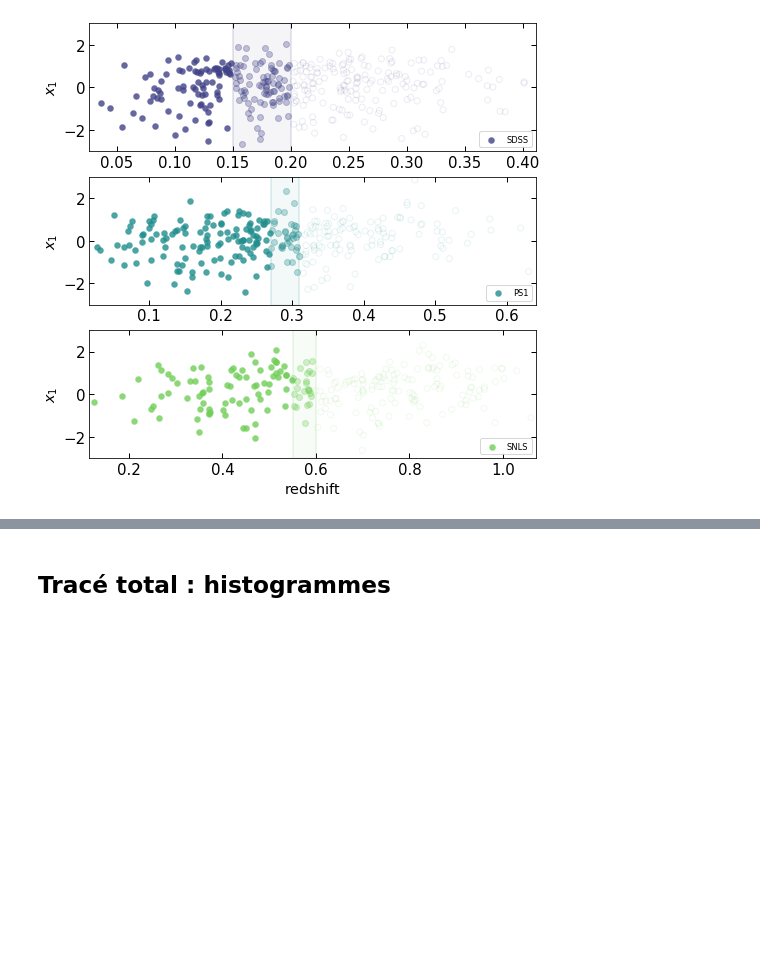
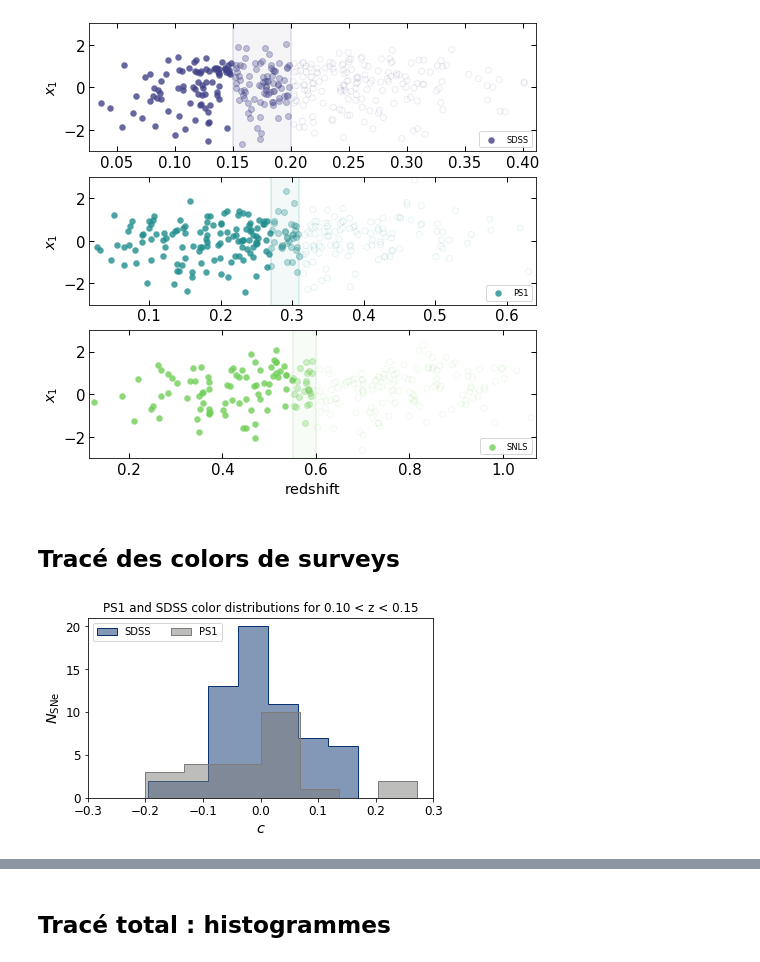
Before and after one commit to Nora-n/variaIa, a Jupyter notebook: notebooks/Drafts/draft_plots_simple_maglim.ipynb, the cells around one changed output, grey strips where cells are left out. Cells and saved outputs as stored; diff of their text form; code cells hidden in the pictures; blank space fills up the shorter version.

```diff
--- a/notebooks/Drafts/draft_plots_simple_maglim.ipynb
+++ b/notebooks/Drafts/draft_plots_simple_maglim.ipynb
@@ -573,3 +604,71 @@ path = path + '.pdf'
 fig.savefig(path, bbox_inches='tight')
 # %% [output]
 [figure]
+# %% [markdown]
+## Tracé des colors de surveys
+# %%
+fig = plt.figure(figsize=[8, 5])
+ax = fig.add_axes([0.1, 0.12, 0.6, 0.5])
+
+alpha1colors = dict()
+for survey in surveys:
+    alpha1colors[survey] = (colors[survey][0], colors[survey][1], colors[survey][2], .1)
+
+alpha3colors = dict()
+for survey in surveys:
+    alpha3colors[survey] = (colors[survey][0], colors[survey][1], colors[survey][2], .3)
+
+alpha5colors = dict()
+for survey in surveys:
+    alpha5colors[survey] = (colors[survey][0], colors[survey][1], colors[survey][2], .5)
+
+alpha8colors = dict()
+for survey in surveys:
+    alpha8colors[survey] = (colors[survey][0], colors[survey][1], colors[survey][2], .8)
+
+prop = dict(marker="o", s=20, lw=1)
+
+for survey in surveys[1:3]:
+    df_ncused = df_nc[df_nc['survey'] == survey]
+    df_cused = df_c[df_c['survey'] == survey]
+    df_clow = df_ncused[(df_ncused['redshifts'] > 0.10)
+                      & (df_ncused['redshifts'] < 0.15)]
+    df_cup = df_ncused[(df_ncused['redshifts'] > 0.15)
+                     & (df_ncused['redshifts'] < 0.20)]
+
+    ax.hist(df_clow.colors, bins=7, density=False,
+            histtype='step', fill=True, zorder=1,
+            edgecolor=colors[survey],
+            facecolor=alpha5colors[survey],
+            label=survey)
+
+ax.tick_params(labelsize=12)
+
+#ax.set_xlabel(r'$x_1$', fontsize = 'x-large')
+ax.set_xlabel(r'$c$', fontsize = 'x-large')
+ax.set_ylabel(r'$N_{\mathrm{SNe}}$', fontsize = 'x-large')
+
+#ax.set_xlim(-3, 3)
+ax.set_xlim(-0.3, 0.3)
+# for legend between
+#ax.set_ylim(0, 1)
+
+ax.legend(loc='upper left', fontsize='medium', ncol=5)
+#plt.title('PS1 and SDSS stretch distributions for 0.10 < z < 0.15')
+#plt.title('PS1 and SDSS stretch distributions for 0.15 < z < 0.20')
+plt.title('PS1 and SDSS color distributions for 0.10 < z < 0.15')
+#plt.title('PS1 and SDSS color distributions for 0.15 < z < 0.20')
+
+#path = '../../Images/pdf/stretchs-cut'
+path = '../../Images/pdf/colors-cut'
+path = path + '_SDSS_PS1-010-015.pdf'
+#path = path + '_SDSS_PS1-015-020.pdf'
+fig.savefig(path, bbox_inches='tight')
+
+#path = '../../Images/png/stretchs-cut'
+path = '../../Images/png/colors-cut'
+path = path + '_SDSS_PS1-010-015.png'
+#path = path + '_SDSS_PS1-015-020.png'
+fig.savefig(path, bbox_inches='tight', dpi=600)
+# %% [output]
+[figure, added]
```
Also changed, not shown: parts of 10 cells of this notebook, 12 other files.
